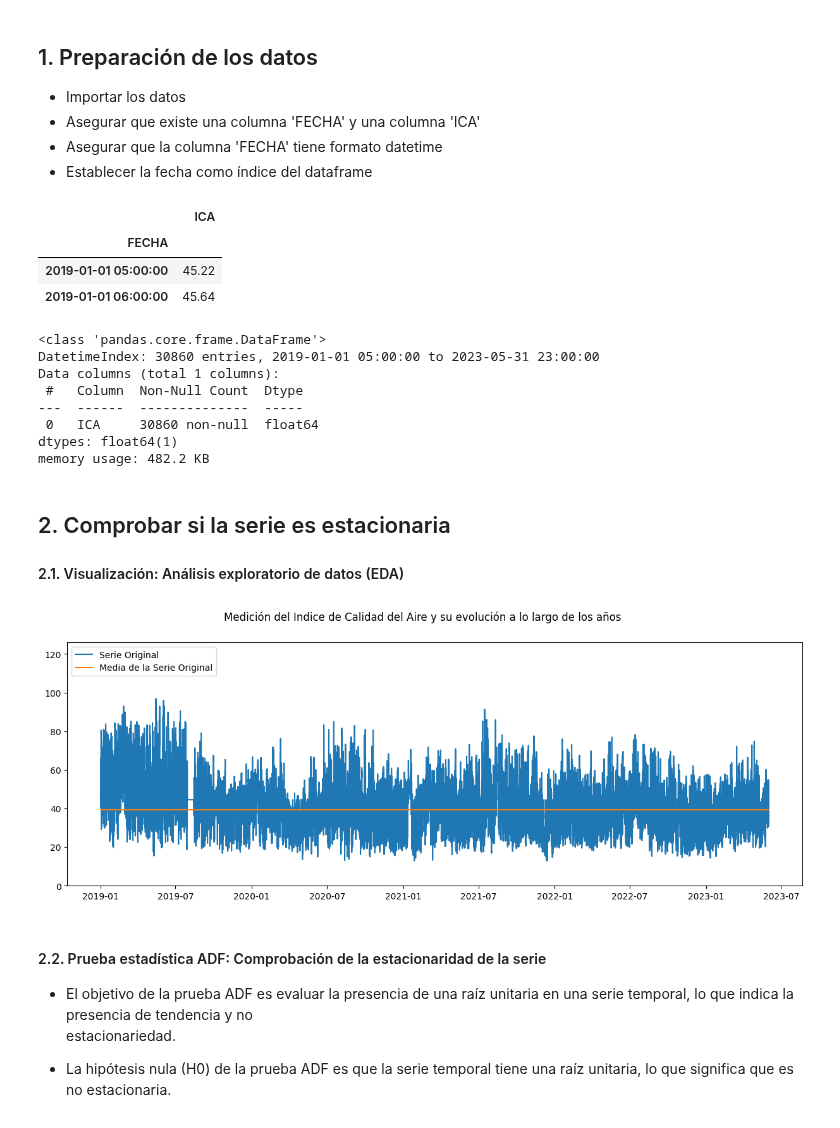
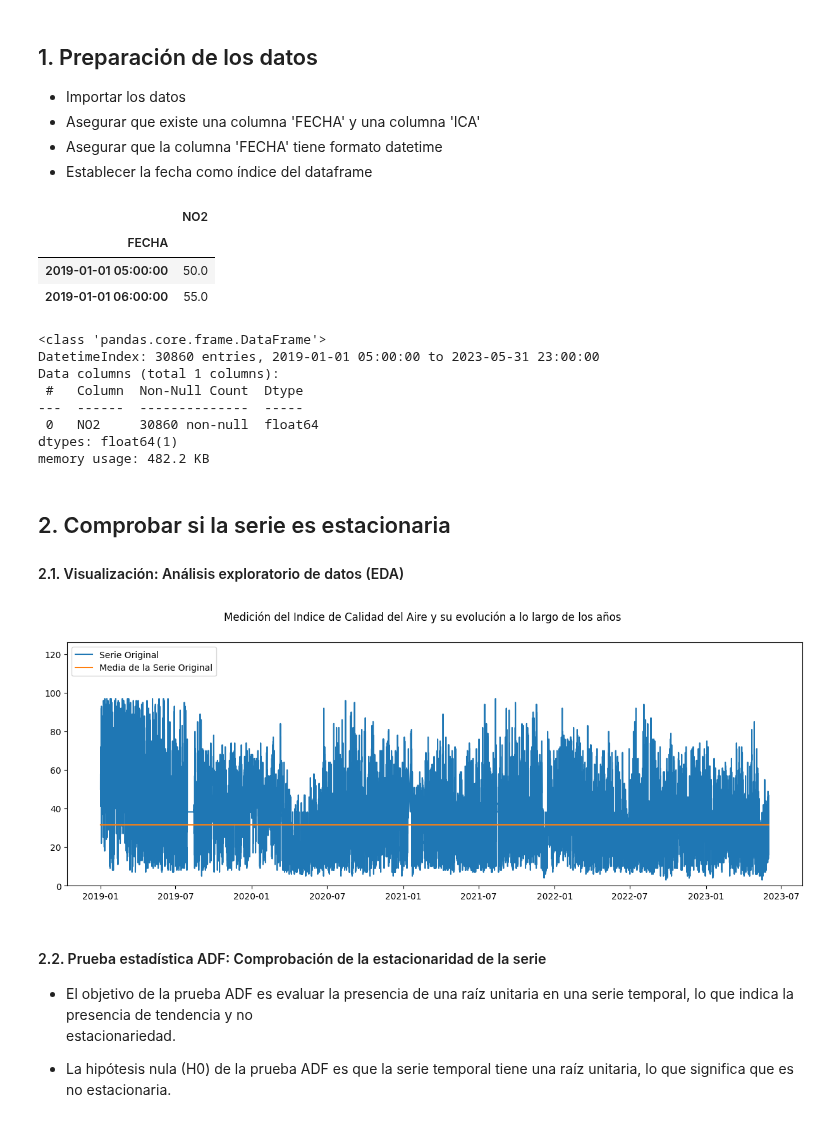
Before and after one commit to EmmaMontalban/grupo1_analisis, a Jupyter notebook: modelos/5. modelo_arima_Emma.ipynb, the cells around one changed output. Drawn from its saved outputs; the diff is of its cells as text; code cells hidden in the pictures.

```diff
--- a/modelos/5. modelo_arima_Emma.ipynb
+++ b/modelos/5. modelo_arima_Emma.ipynb
@@ -39,17 +39,17 @@ warnings.filterwarnings("ignore")
 * Asegurar que la columna 'FECHA' tiene formato datetime
 * Establecer la fecha como índice del dataframe
 # %%
-df = pd.read_csv('../../data/calidad_clean_outliers.csv', delimiter=',')
-df = df[['FECHA', 'ICA']]
+df = pd.read_csv('../data/calidad_aire_clean_outliers.csv', delimiter=',')
+df = df[['FECHA', 'NO2']]
 df["FECHA"] = pd.to_datetime(df["FECHA"], format="%Y-%m-%d %H:%M:%S")
 df.set_index("FECHA", inplace = True)
 df.dropna(inplace = True, axis = "rows")
 df.head(2)
 # %% [output]
-|  | ICA |
+|  | NO2 |
 | FECHA |  |
-| 2019-01-01 05:00:00 | 45.22 |
-| 2019-01-01 06:00:00 | 45.64 |
+| 2019-01-01 05:00:00 | 50.0 |
+| 2019-01-01 06:00:00 | 55.0 |
 # %%
 df.info()
 # %% [output]
@@ -58,7 +58,7 @@ DatetimeIndex: 30860 entries, 2019-01-01 05:00:00 to 2023-05-31 23:00:00
 Data columns (total 1 columns):
  #   Column  Non-Null Count  Dtype
 ---  ------  --------------  -----
- 0   ICA     30860 non-null  float64
+ 0   NO2     30860 non-null  float64
 dtypes: float64(1)
 memory usage: 482.2 KB
 # %% [markdown]
@@ -68,23 +68,23 @@ memory usage: 482.2 KB
 # %%
 # separar x y la y para el gráfico
 x = df.index
 
-y = df["ICA"]
+y = df["NO2"]
 y_media = [np.mean(y) for _ in y]
 
 # visualización de los datos anteriores a los largo de los años
 fig = plt.figure(figsize = (15, 5))
 ax = fig.subplots(1, 1)
 
 # la serie original parece ser estacionaria si nos fijamos en su comportamiento, ya que la media es la misma en
 # tramos diferentes de la serie.
 ax.plot(x, y, label = "Serie Original")
 ax.plot(x, y_media, label = "Media de la Serie Original")
 ax.set_ylim(0, np.max(y)*1.3)
 ax.legend(loc = "upper left")
 fig.suptitle("Medición del Indice de Calidad del Aire y su evolución a lo largo de los años");
 # %% [output]
-[figure, old version]
+[figure, new version]
 # %% [markdown]
 #### 2.2. Prueba estadística ADF: Comprobación de la estacionaridad de la serie
 
```
Also changed, not shown: parts of 10 cells of this notebook.
